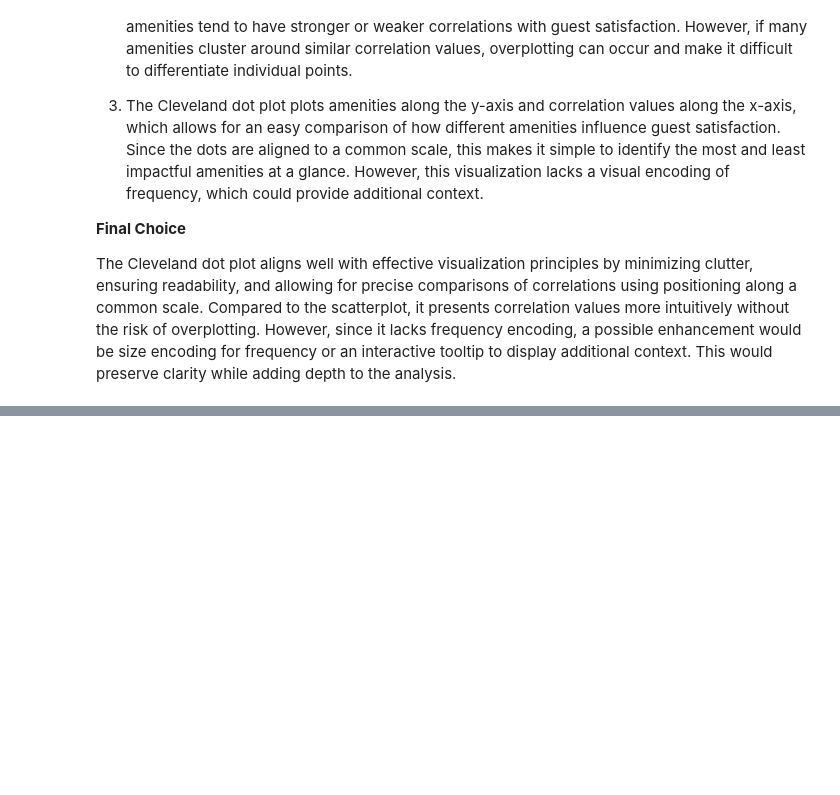
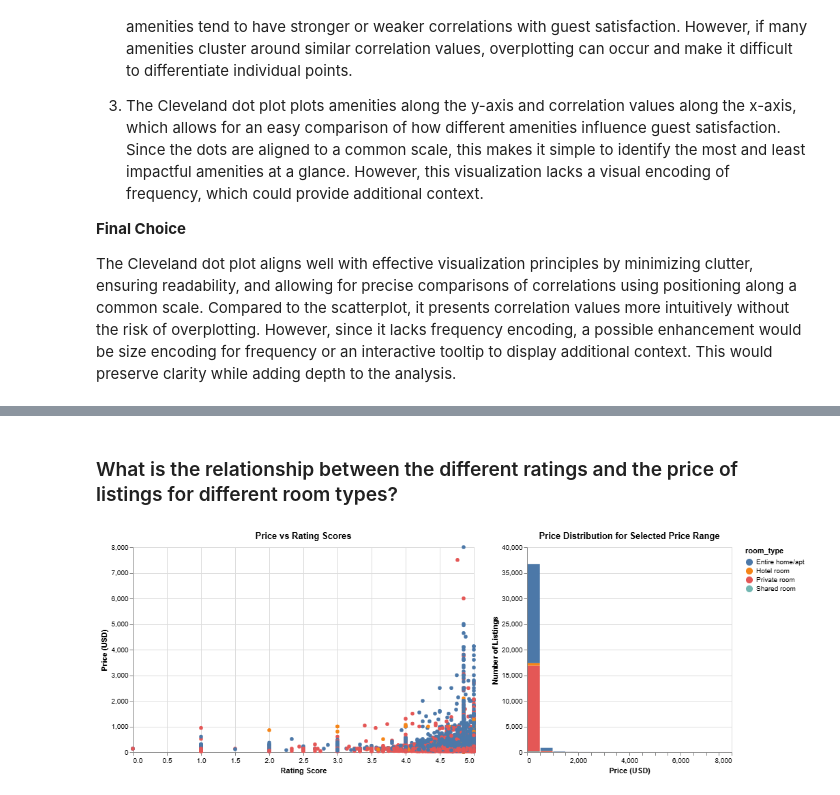
Before and after one commit to erhanjaved/airbnb, a Jupyter notebook: analysis/Carol/analysis2.ipynb, the cells around one changed output, grey strips where cells are left out. Cells and saved outputs as stored; diff of their text form; code cells hidden in the pictures; blank space fills up the shorter version.

```diff
--- a/analysis/Carol/analysis2.ipynb
+++ b/analysis/Carol/analysis2.ipynb
@@ -379,0 +506,49 @@ The Cleveland dot plot aligns well with effective visualization principles by mi
+# %% [markdown]
+### What is the relationship between the different ratings and the price of listings for different room types?
+# %%
+# Filter the data to ignore outliers
+filtered_data = df_cleaned[df_cleaned['price'] <= 8000].copy()
+
+# Range slider for price selection
+price_slider = alt.binding_range(min=0, max=8000, step=5, name="Price Range: ")
+price_selection = alt.selection_interval(encodings=['y'], bind=price_slider)
+
+# Selection for highlighting room types
+highlight = alt.selection_point(fields=['room_type'], bind='legend')
+
+# Scatterplot
+scatter_plot = alt.Chart(filtered_data).mark_circle().encode(
+    alt.X('review_scores_rating:Q', title='Rating Score'),
+    alt.Y('price:Q', title='Price (USD)', scale=alt.Scale(domain=[0, 8000])),
+    color=alt.condition(highlight,'room_type:N', alt.value('gray')),
+    opacity=alt.condition(highlight, alt.value(1), alt.value(0.2)),
+    tooltip=['room_type:N', 'price:Q', 'review_scores_rating:Q']
+).add_params(
+    highlight,
+    price_selection
+).transform_filter(
+    price_selection
+).properties(
+    width=500,
+    height=300,
+    title='Price vs Rating Scores')
+
+# Histogram showing distribution of prices for the selected price range and room type
+price_histogram = alt.Chart(filtered_data).mark_bar().encode(
+    x=alt.X('price:Q', title='Price (USD)', bin=alt.Bin(maxbins=30)),
+    y=alt.Y('count():Q', title='Number of Listings'),
+    color=alt.condition(highlight, 'room_type:N', alt.value('gray')),
+    tooltip=['room_type:N', 'count():Q']
+).transform_filter(
+    price_selection
+).add_params(
+    highlight
+).properties(
+    width=300,
+    height=300,
+    title='Price Distribution for Selected Price Range')
+
+final_chart2 = alt.hconcat(scatter_plot, price_histogram)
+final_chart2
+# %% [output]
+[figure, added]
```
Also changed, not shown: parts of 9 cells of this notebook.
